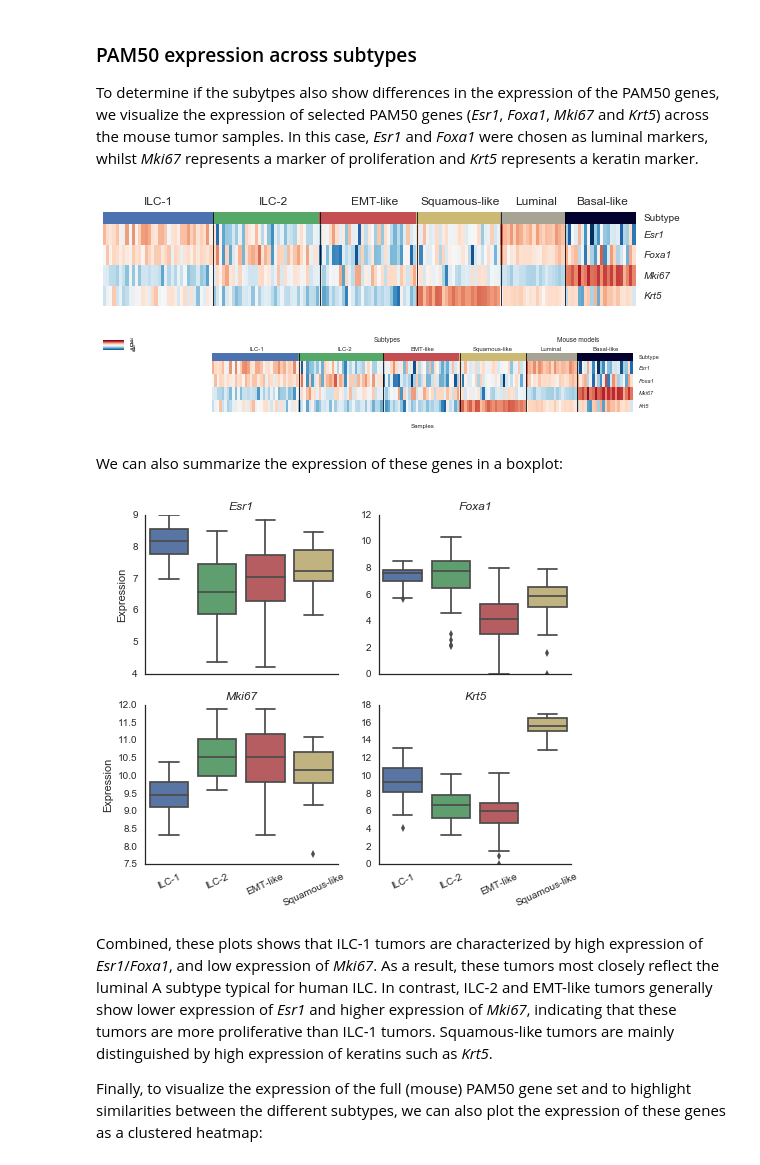
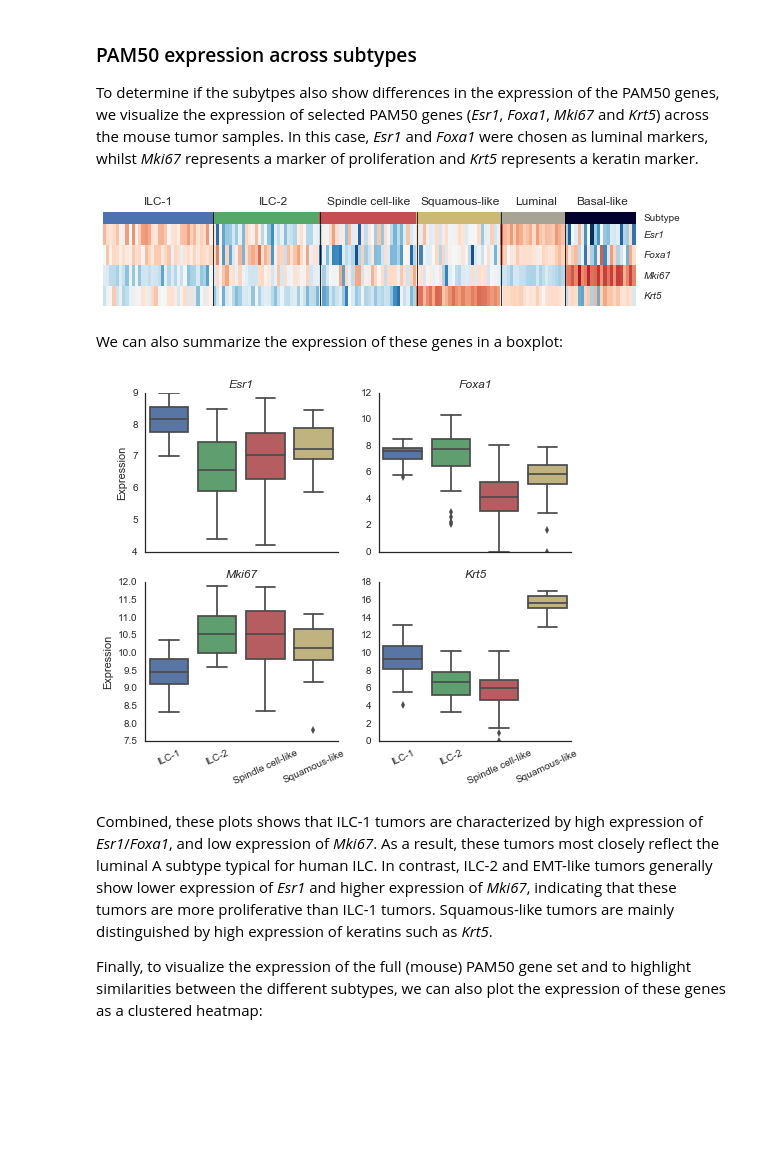
Before and after one commit to jrderuiter/ilc-sb-screen, a Jupyter notebook: notebooks/2. Expression analyses.ipynb, the cells around one changed output. Saved outputs shown, nothing was run; the diff lists cells and outputs as text; code cells hidden in the pictures; blank space fills up the shorter version.

Commit message:
Changed EMT-like -> spindle cell-like

```diff
--- a/notebooks/2. Expression analyses.ipynb
+++ b/notebooks/2. Expression analyses.ipynb
@@ -256,7 +256,7 @@ nmf_coef = pd.read_csv('../data/processed/sb/nmf/coefficients.txt', sep='\t')
 nmf_coef.index = [name_map[i] for i in nmf_coef.index]
 
 # Plot with putative subtype names.
-nmf_coef.columns = ['ILC-1', 'ILC-2', 'EMT-like', 'Squamous-like']
+nmf_coef.columns = ['ILC-1', 'ILC-2', 'Spindle cell-like', 'Squamous-like']
 plot_nmf_subtypes(nmf_coef, morphology, figsize=(12, 3))
 
 with sns.plotting_context('paper', font_scale=0.7):
@@ -399,39 +399,39 @@ cm = plot_heatmap(
     order=combined_order, palette=combined_colors,
     col_ratios={'side_colors': 0.12}, colorbar=False)
 
 cm.fig.text(x=0.33, y=0.83, s='ILC-1')
 cm.fig.text(x=0.463, y=0.83, s='ILC-2')
-cm.fig.text(x=0.57, y=0.83, s='EMT-like')
+cm.fig.text(x=0.542, y=0.83, s='Spindle cell-like')
 cm.fig.text(x=0.65, y=0.83, s='Squamous-like')
 cm.fig.text(x=0.760, y=0.83, s='Luminal')
 cm.fig.text(x=0.830, y=0.83, s='Basal-like')
 
 # Plot again for manuscript.
 with sns.plotting_context('paper', font_scale=0.7):
     cm = plot_heatmap(
         mouse_expr, mouse_subtypes,
         genes=selected_pam50_genes,
         figsize=(9.5, 1.3), col_cluster=False,
         order=combined_order, palette=combined_colors,
-        col_ratios={'side_colors': 0.12}, colorbar=True,
+        col_ratios={'side_colors': 0.12}, colorbar=False,
         vmax=3, vmin=-3)
 
     cm.ax_heatmap.set_xlabel('Samples')
 
     cm.fig.text(x=0.35, y=0.79, s='ILC-1', ha='center', fontsize=6)
     cm.fig.text(x=0.478, y=0.79, s='ILC-2', ha='center', fontsize=6)
-    cm.fig.text(x=0.592, y=0.79, s='EMT-like', ha='center', fontsize=6)
+    cm.fig.text(x=0.592, y=0.79, s='Spindle cell-like', ha='center', fontsize=6)
     cm.fig.text(x=0.695, y=0.79, s='Squamous-like', ha='center', fontsize=6)
     cm.fig.text(x=0.78, y=0.79, s='Luminal', ha='center', fontsize=6)
     cm.fig.text(x=0.86, y=0.79, s='Basal-like', ha='center', fontsize=6)
 
-    cm.fig.text(x=0.54, y=0.89, s='Subtypes', ha='center', fontsize=6.5)
+    cm.fig.text(x=0.53, y=0.89, s='Subtypes', ha='center', fontsize=6.5)
     cm.fig.text(x=0.82, y=0.89, s='Mouse models', ha='center', fontsize=6.5)
 
     cm.savefig('../reports/figures/fig_2_pam50_heatmap.pdf', bbox_inches='tight')
+    plt.close(cm.fig)
 # %% [output]
-[figure, old version]
+[figure, new version]
-[figure, removed]
 # %% [markdown]
 We can also summarize the expression of these genes in a boxplot:
 # %%
@@ -457,7 +457,7 @@ with sns.plotting_context('paper', font_scale=0.7):
     fig.savefig('../reports/figures/fig_2_pam50_mouse_boxplot.pdf', bbox_inches='tight')
     plt.close(fig)
 # %% [output]
-[figure, old version]
+[figure, new version]
 # %% [markdown]
 Combined, these plots shows that ILC-1 tumors are characterized by high expression of *Esr1*/*Foxa1*, and low expression of *Mki67*. As a result, these tumors most closely reflect the luminal A subtype typical for human ILC. In contrast, ILC-2 and EMT-like tumors generally show lower expression of *Esr1* and higher expression of *Mki67*, indicating that these tumors are more proliferative than ILC-1 tumors. Squamous-like tumors are mainly distinguished by high expression of keratins such as *Krt5*.
 
```
Also changed, not shown: parts of 5 cells of this notebook, 2 other files.
